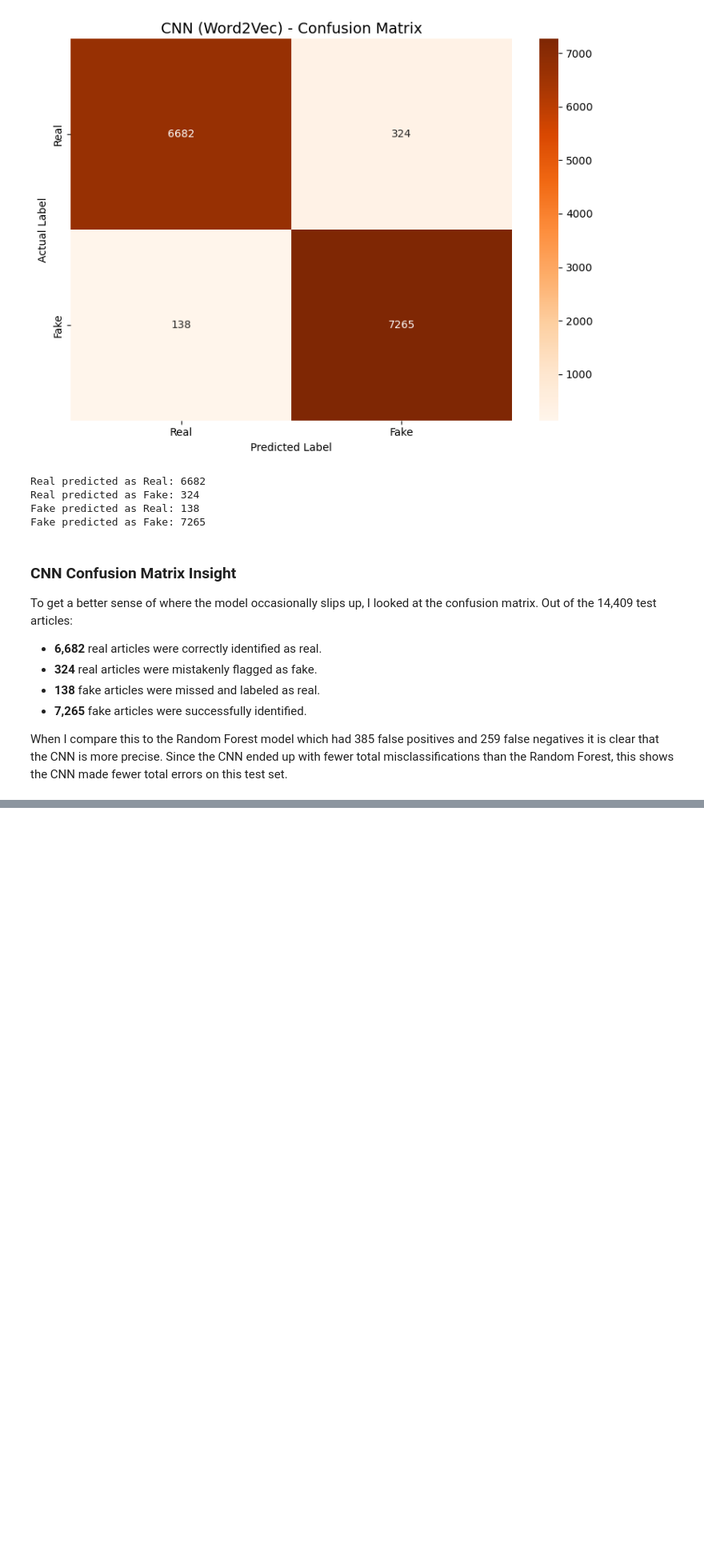
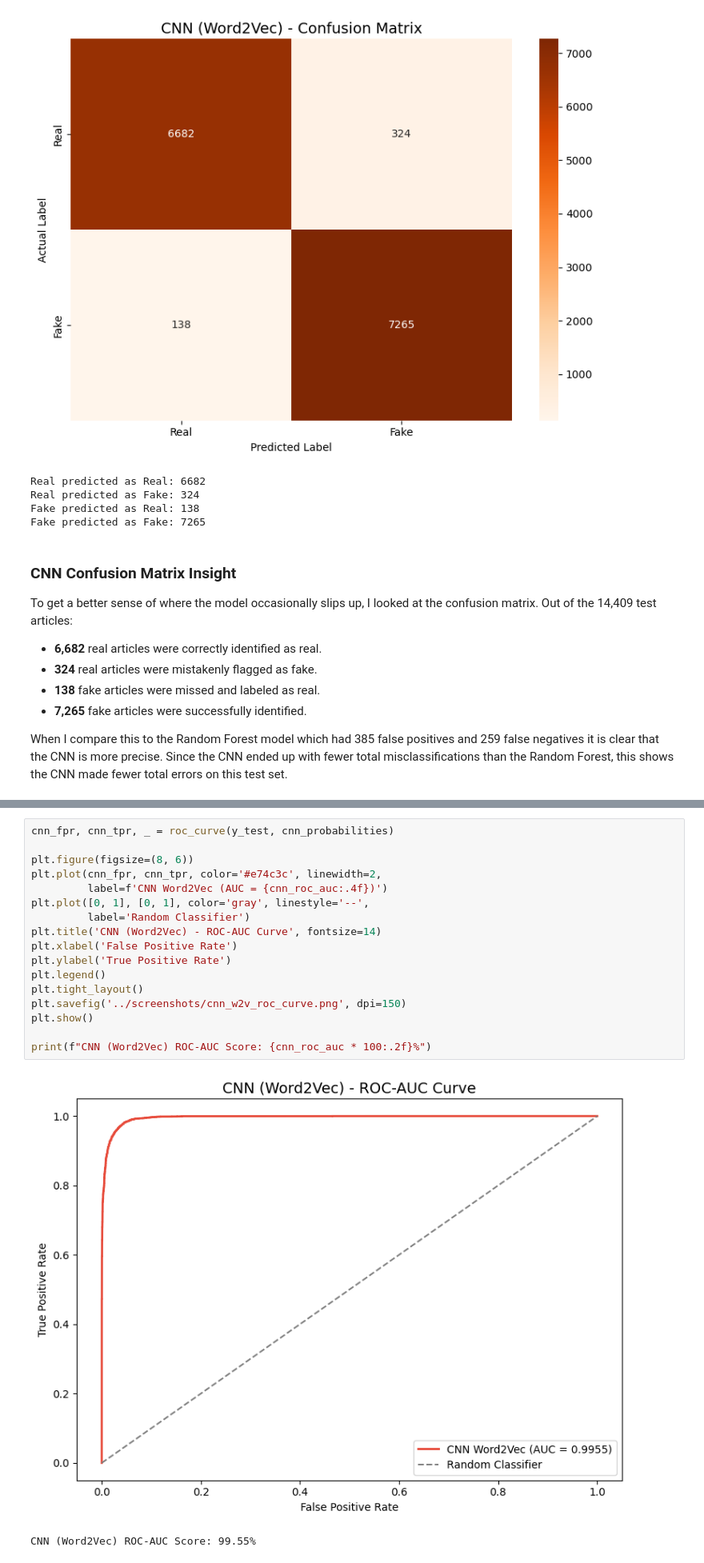
Before and after one commit to pulindu117/NLP_Group_04, a Jupyter notebook: notebooks/05_evaluation_irusha_madushan.ipynb, the cells around one changed output, grey strips where cells are left out. Shown at 80% size. Drawn from its saved outputs; the diff is of its cells as text; blank space fills up the shorter version.

Commit message:
CNN ROC-AUC curve Graphed for Word2Vec model

```diff
--- a/notebooks/05_evaluation_irusha_madushan.ipynb
+++ b/notebooks/05_evaluation_irusha_madushan.ipynb
@@ -274,0 +282,20 @@ When I compare this to the Random Forest model which had 385 false positives and
+# %%
+cnn_fpr, cnn_tpr, _ = roc_curve(y_test, cnn_probabilities)
+
+plt.figure(figsize=(8, 6))
+plt.plot(cnn_fpr, cnn_tpr, color='#e74c3c', linewidth=2,
+         label=f'CNN Word2Vec (AUC = {cnn_roc_auc:.4f})')
+plt.plot([0, 1], [0, 1], color='gray', linestyle='--',
+         label='Random Classifier')
+plt.title('CNN (Word2Vec) - ROC-AUC Curve', fontsize=14)
+plt.xlabel('False Positive Rate')
+plt.ylabel('True Positive Rate')
+plt.legend()
+plt.tight_layout()
+plt.savefig('../screenshots/cnn_w2v_roc_curve.png', dpi=150)
+plt.show()
+
+print(f"CNN (Word2Vec) ROC-AUC Score: {cnn_roc_auc * 100:.2f}%")
+# %% [output]
+[figure, added]
+CNN (Word2Vec) ROC-AUC Score: 99.55%
```
Also changed, not shown: parts of 1 cell of this notebook, 1 other file.
